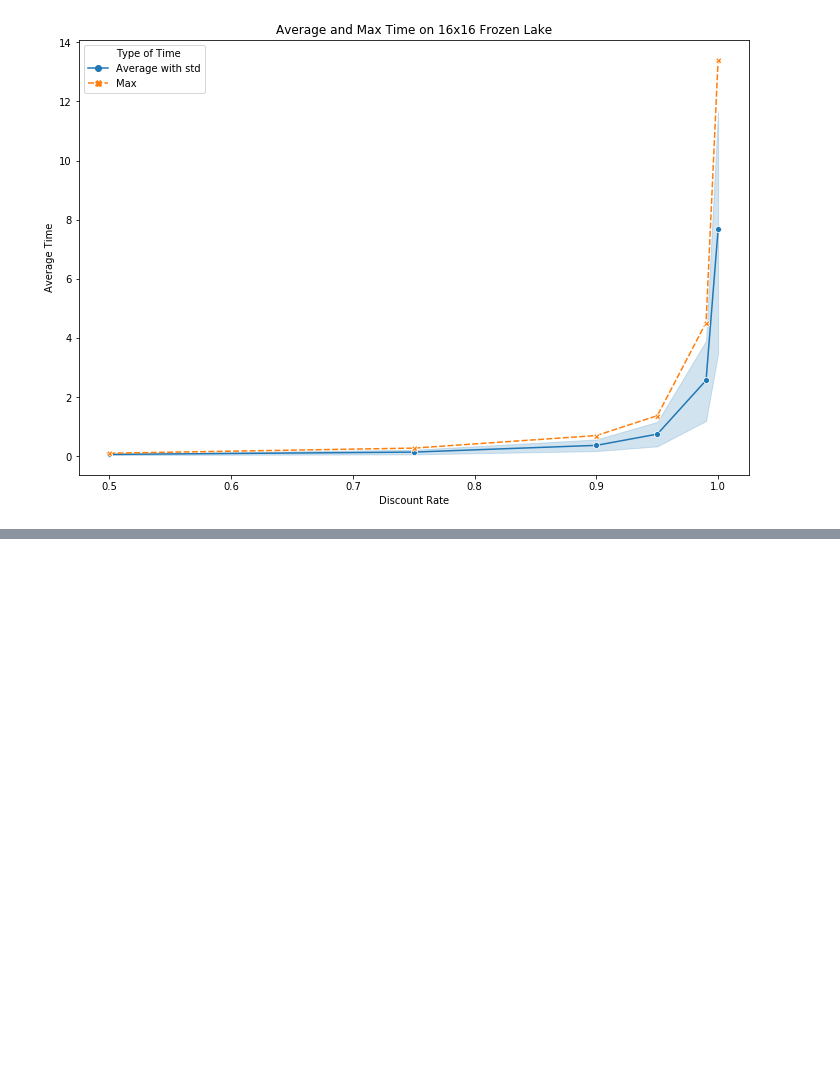
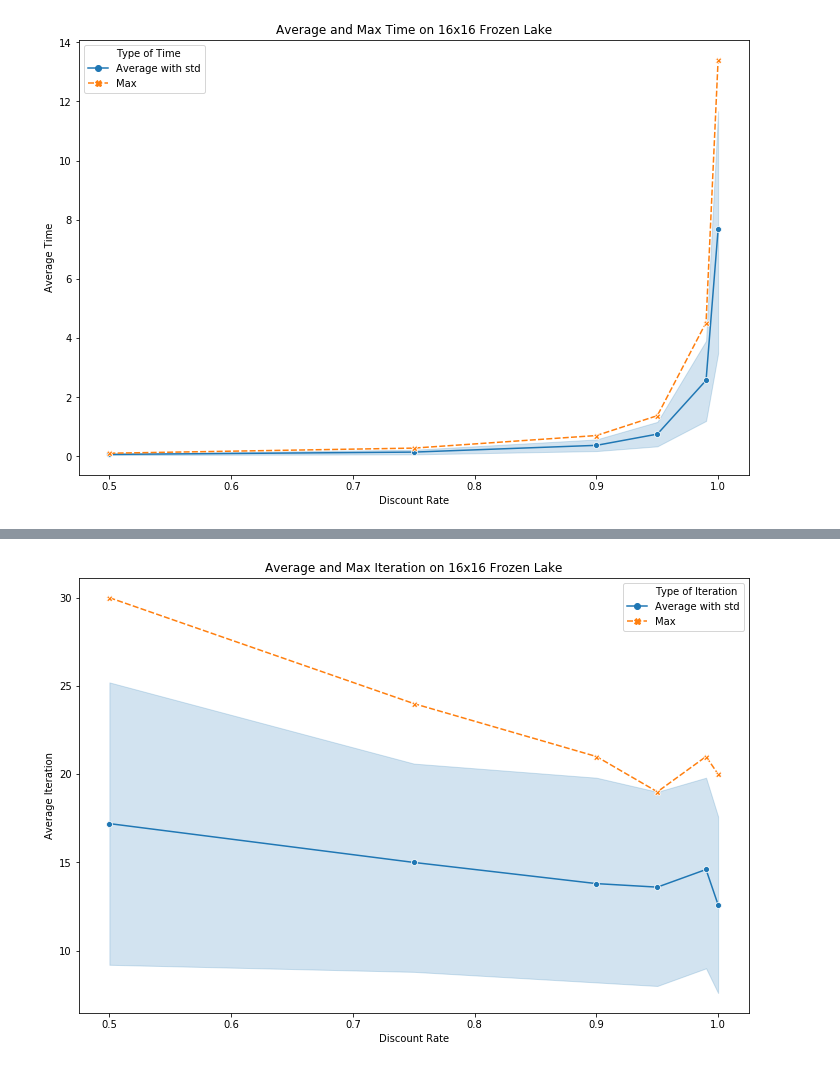
Before and after one commit to okazkayasi/CS7641, a Jupyter notebook: mkazkayasi3_Assignment4/VI_PI_FrozenLake.ipynb, the cells around one changed output, grey strips where cells are left out. Cells and saved outputs as stored; diff of their text form; code cells hidden in the pictures; blank space fills up the shorter version.

```diff
--- a/mkazkayasi3_Assignment4/Value_Policy_4x4_done.ipynb
+++ b/mkazkayasi3_Assignment4/VI_PI_FrozenLake.ipynb
@@ -461,0 +493,4 @@ plot_the_dict(pi16[0], value="Score", size=16)
+# %%
+plot_the_dict(pi16[1], value="Iteration", size=16)
+# %% [output]
+[figure, added]
```
Also changed, not shown: parts of 5 cells of this notebook, 7 other files.
